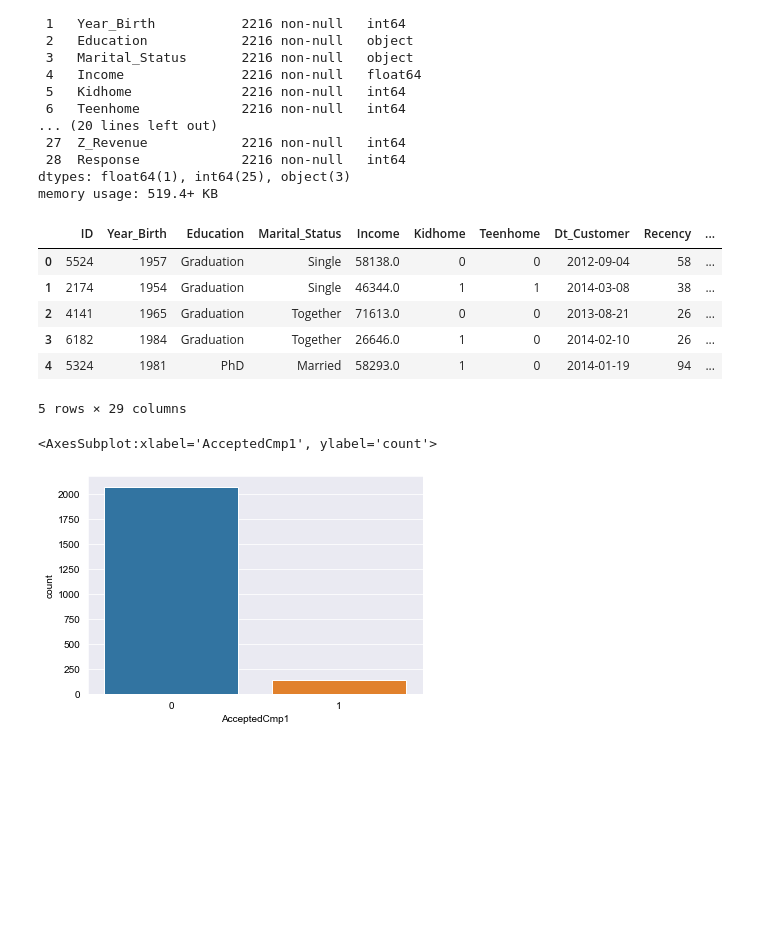
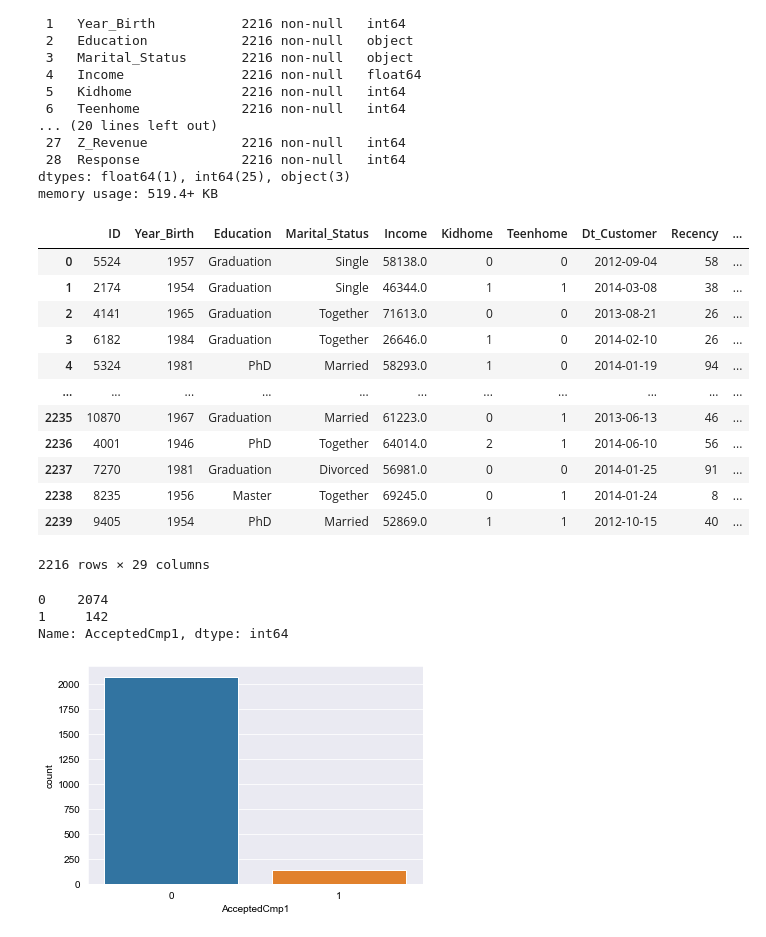
Before and after one commit to Michael-Austin-Mesa/grocer-marketing-project, a Jupyter notebook: explore.ipynb, the cells around one changed output. Drawn from its saved outputs; the diff is of its cells as text; code cells hidden in the pictures; blank space fills up the shorter version.

```diff
--- a/explore.ipynb
+++ b/explore.ipynb
@@ -70,15 +70,21 @@ Data columns (total 29 columns):
 dtypes: float64(1), int64(25), object(3)
 memory usage: 519.4+ KB
 # %%
-df.head()
+df
 # %% [output]
 |  | ID | Year_Birth | Education | Marital_Status | Income | Kidhome | Teenhome | Dt_Customer | Recency | ... |
 | 0 | 5524 | 1957 | Graduation | Single | 58138.0 | 0 | 0 | 2012-09-04 | 58 | ... |
 | 1 | 2174 | 1954 | Graduation | Single | 46344.0 | 1 | 1 | 2014-03-08 | 38 | ... |
 | 2 | 4141 | 1965 | Graduation | Together | 71613.0 | 0 | 0 | 2013-08-21 | 26 | ... |
 | 3 | 6182 | 1984 | Graduation | Together | 26646.0 | 1 | 0 | 2014-02-10 | 26 | ... |
 | 4 | 5324 | 1981 | PhD | Married | 58293.0 | 1 | 0 | 2014-01-19 | 94 | ... |
+| ... | ... | ... | ... | ... | ... | ... | ... | ... | ... | ... |
+| 2235 | 10870 | 1967 | Graduation | Married | 61223.0 | 0 | 1 | 2013-06-13 | 46 | ... |
+| 2236 | 4001 | 1946 | PhD | Together | 64014.0 | 2 | 1 | 2014-06-10 | 56 | ... |
+| 2237 | 7270 | 1981 | Graduation | Divorced | 56981.0 | 0 | 0 | 2014-01-25 | 91 | ... |
+| 2238 | 8235 | 1956 | Master | Together | 69245.0 | 0 | 1 | 2014-01-24 | 8 | ... |
+| 2239 | 9405 | 1954 | PhD | Married | 52869.0 | 1 | 1 | 2012-10-15 | 40 | ... |
-5 rows × 29 columns
+2216 rows × 29 columns
 # %%
 custom_style = {'axes.labelcolor': 'black',
                 'xtick.color': 'black',
@@ -86,8 +92,11 @@ custom_style = {'axes.labelcolor': 'black',
 sns.set_style("darkgrid", rc=custom_style)
 # %%
 sns.countplot(x=df['AcceptedCmp1'])
+pd.value_counts(df['AcceptedCmp1'])
 # %% [output]
-<AxesSubplot:xlabel='AcceptedCmp1', ylabel='count'>
+0    2074
+1     142
+Name: AcceptedCmp1, dtype: int64
 [figure]
 # %%
 sns.countplot(x=df['AcceptedCmp2'])
```
Also changed, not shown: parts of 5 cells of this notebook.
